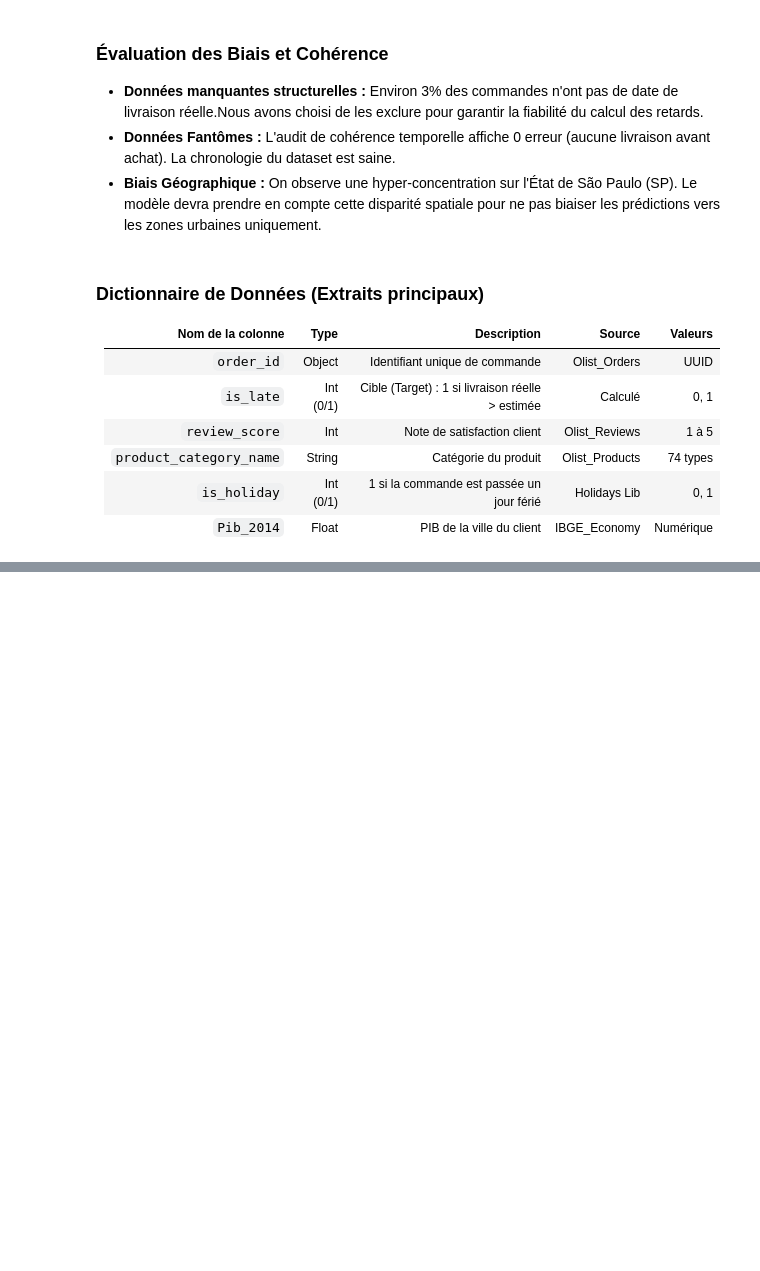
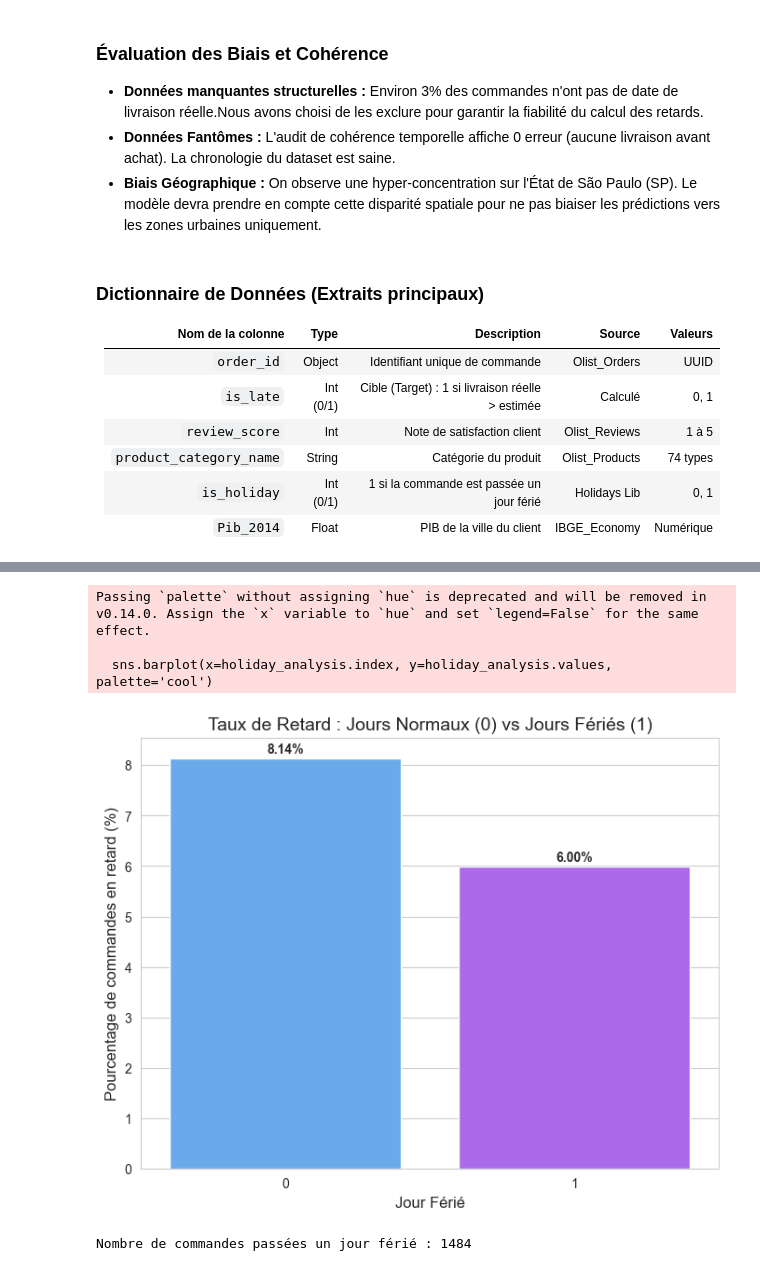
Before and after one commit to brahimhatim265/DATA-DRIVEN-DECISION-MAKING, a Jupyter notebook: notebooks/Brahim.ipynb, the cells around one changed output, grey strips where cells are left out. Drawn from its saved outputs; the diff is of its cells as text; code cells hidden in the pictures; blank space fills up the shorter version.

```diff
--- a/notebooks/Brahim.ipynb
+++ b/notebooks/Brahim.ipynb
@@ -177,0 +300,22 @@ Couverture PIB (données non nulles) : 99.12%
+# %%
+# Calcul du taux de retard selon si c'est un jour férié ou non
+holiday_analysis = df.groupby('is_holiday')['is_late'].mean() * 100
+
+plt.figure(figsize=(8, 6))
+sns.barplot(x=holiday_analysis.index, y=holiday_analysis.values, palette='cool')
+plt.title('Taux de Retard : Jours Normaux (0) vs Jours Fériés (1)', fontsize=14)
+plt.xlabel('Jour Férié', fontsize=12)
+plt.ylabel('Pourcentage de commandes en retard (%)', fontsize=12)
+
+for i, val in enumerate(holiday_analysis.values):
+    plt.text(i, val + 0.1, f'{val:.2f}%', ha='center', fontweight='bold')
+
+plt.show()
+
+print(f"Nombre de commandes passées un jour férié : {df['is_holiday'].sum()}")
+# %% [output]
+Passing `palette` without assigning `hue` is deprecated and will be removed in v0.14.0. Assign the `x` variable to `hue` and set `legend=False` for the same effect.
+
+  sns.barplot(x=holiday_analysis.index, y=holiday_analysis.values, palette='cool')
+[figure, added]
+Nombre de commandes passées un jour férié : 1484
```
Also changed, not shown: parts of 9 cells of this notebook.
